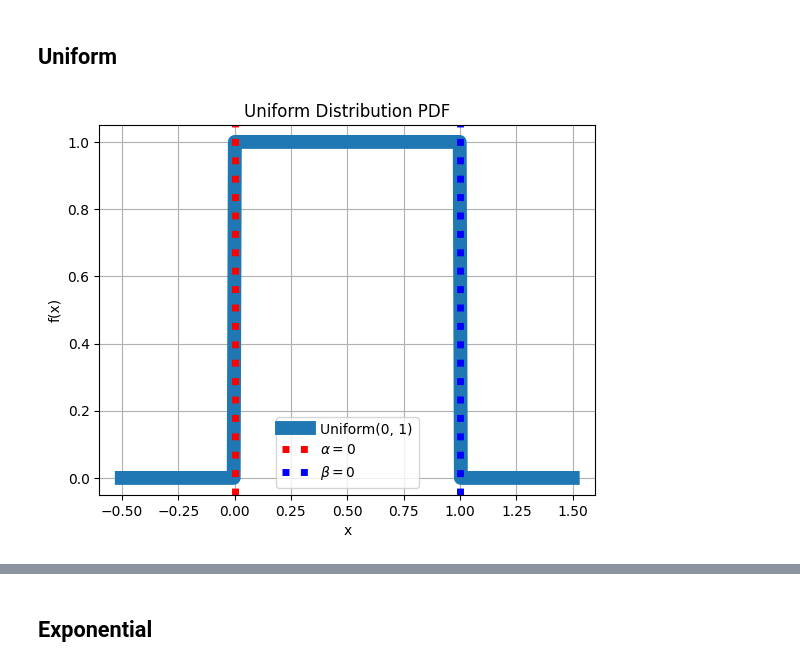
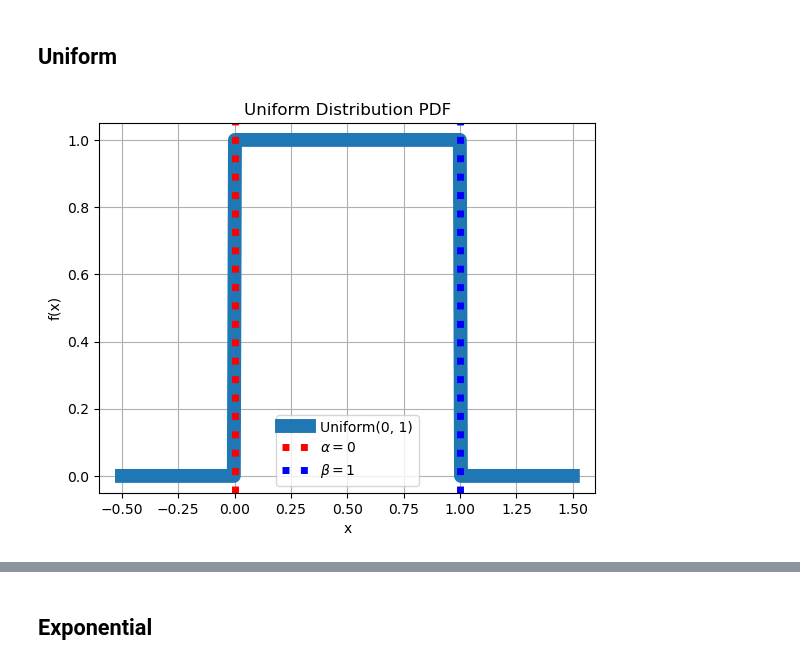
Before and after one commit to MrPiada/data-analysis-swiss-knife, a Jupyter notebook: notebooks/pdfs_plots.ipynb, the cells around one changed output, grey strips where cells are left out. Drawn from its saved outputs; the diff is of its cells as text; code cells hidden in the pictures.

```diff
--- a/notebooks/pdfs_plots.ipynb
+++ b/notebooks/pdfs_plots.ipynb
@@ -373,33 +359,33 @@ plt.show()
 # %%
 import numpy as np
 import matplotlib.pyplot as plt
 
 # Parameters for the uniform distribution
 alpha = 0
 beta = 1
 
 # Generate x values
 x = np.linspace(-0.5, 1.5, 400)
 
 # Calculate the uniform distribution PDF
 def uniform_pdf(x, alpha, beta):
     return np.where((x >= alpha) & (x <= beta), 1 / (beta - alpha), 0)
 
 # Calculate y values
 y = uniform_pdf(x, alpha, beta)
 
 # Plot the uniform distribution
 plt.plot(x, y, label=f'Uniform({alpha}, {beta})', lw=10)
 plt.axvline(x=alpha, color='r', linestyle='dotted', label=f'$\\alpha = {alpha}$', lw=5)
-plt.axvline(x=beta, color='b', linestyle='dotted', label=f'$\\beta = {alpha}$', lw=5)
+plt.axvline(x=beta, color='b', linestyle='dotted', label=f'$\\beta = {beta}$', lw=5)
 plt.xlabel('x')
 plt.ylabel('f(x)')
 plt.title('Uniform Distribution PDF')
 plt.legend()
 plt.grid(True)
 plt.show()
 # %% [output]
-[figure, old version]
+[figure, new version]
 # %%
 # Number of random points
 num_points = 10000
```
Also changed, not shown: parts of 7 cells of this notebook.
